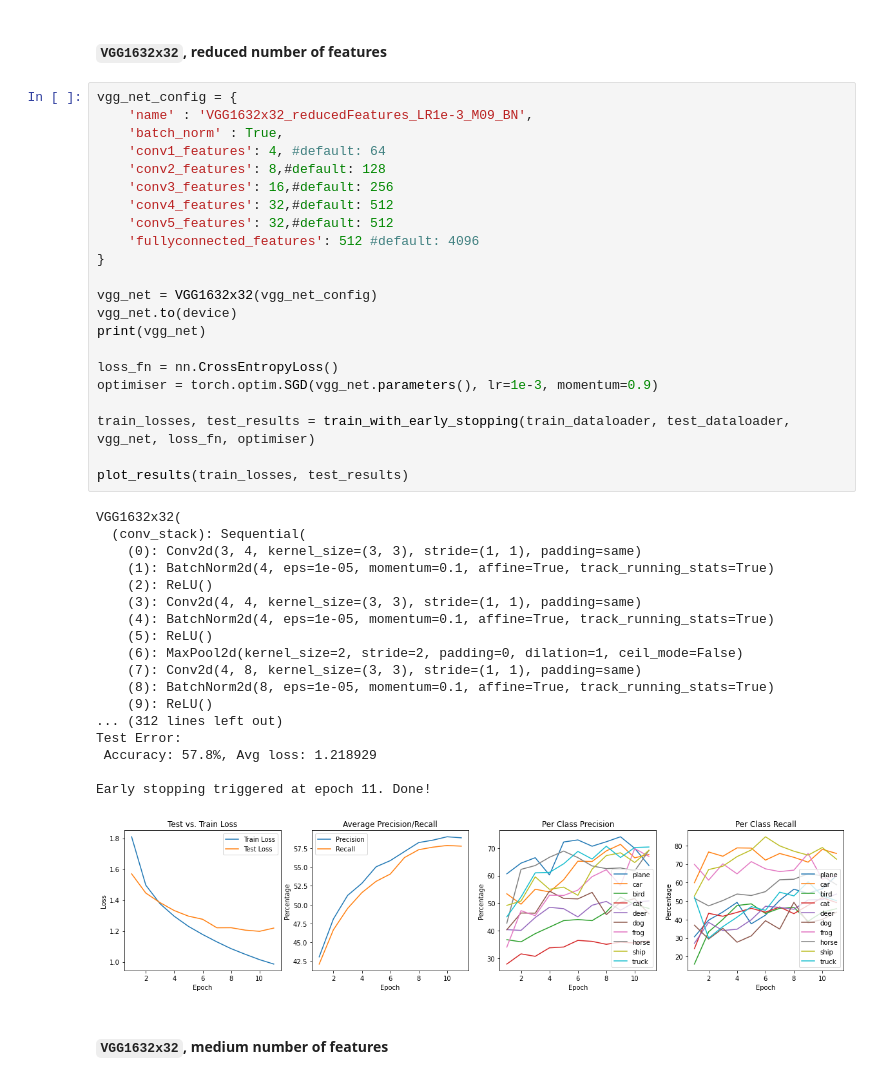
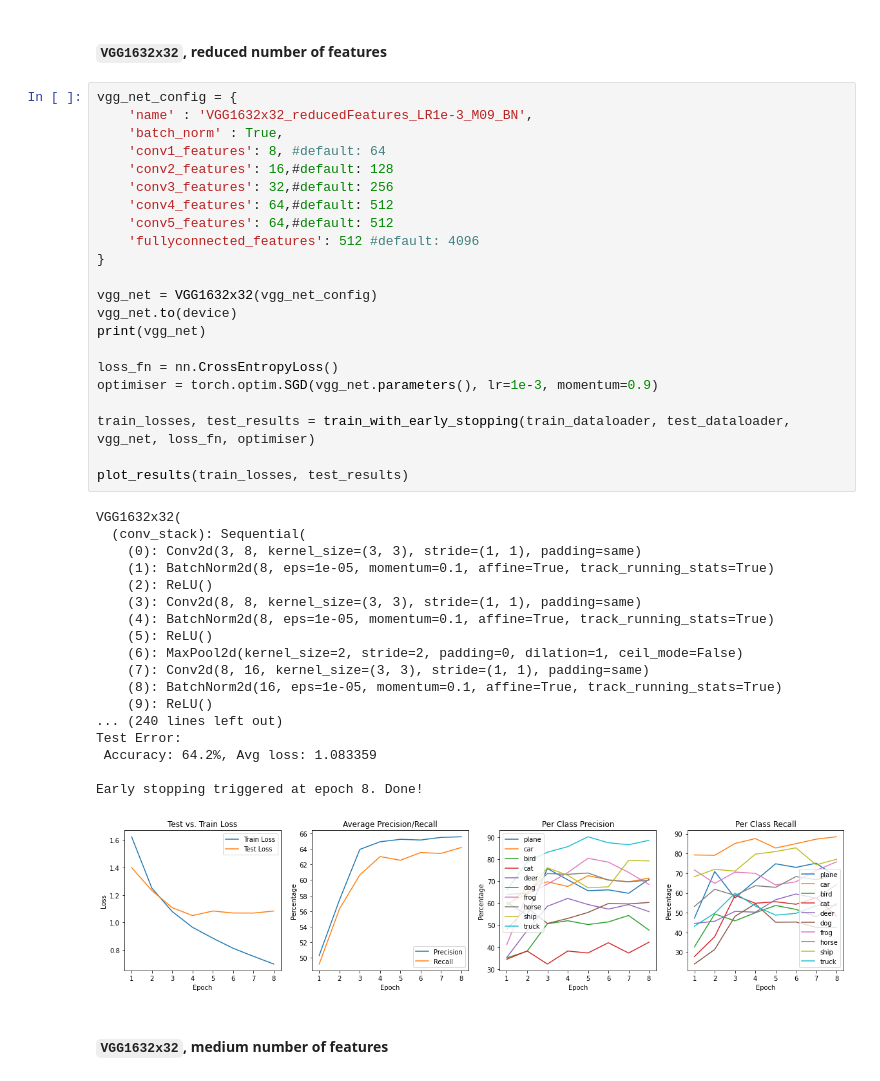
Before and after one commit to cunningham1901/coc102-cw, a Jupyter notebook: cojdc-cw.ipynb, the cells around one changed output. Drawn from its saved outputs; the diff is of its cells as text.

```diff
--- a/cojdc-cw.ipynb
+++ b/cojdc-cw.ipynb
@@ -914,44 +955,44 @@ Early stopping triggered at epoch 4. Done!
 # %%
 vgg_net_config = {
     'name' : 'VGG1632x32_reducedFeatures_LR1e-3_M09_BN',
     'batch_norm' : True,
-    'conv1_features': 4, #default: 64
-    'conv2_features': 8,#default: 128
-    'conv3_features': 16,#default: 256
-    'conv4_features': 32,#default: 512
-    'conv5_features': 32,#default: 512
+    'conv1_features': 8, #default: 64
+    'conv2_features': 16,#default: 128
+    'conv3_features': 32,#default: 256
+    'conv4_features': 64,#default: 512
+    'conv5_features': 64,#default: 512
     'fullyconnected_features': 512 #default: 4096
 }
 
 vgg_net = VGG1632x32(vgg_net_config)
 vgg_net.to(device)
 print(vgg_net)
 
 loss_fn = nn.CrossEntropyLoss()
 optimiser = torch.optim.SGD(vgg_net.parameters(), lr=1e-3, momentum=0.9)
 
 train_losses, test_results = train_with_early_stopping(train_dataloader, test_dataloader, vgg_net, loss_fn, optimiser)
 
 plot_results(train_losses, test_results)
 # %% [output]
 VGG1632x32(
   (conv_stack): Sequential(
-    (0): Conv2d(3, 4, kernel_size=(3, 3), stride=(1, 1), padding=same)
-    (1): BatchNorm2d(4, eps=1e-05, momentum=0.1, affine=True, track_running_stats=True)
+    (0): Conv2d(3, 8, kernel_size=(3, 3), stride=(1, 1), padding=same)
+    (1): BatchNorm2d(8, eps=1e-05, momentum=0.1, affine=True, track_running_stats=True)
     (2): ReLU()
-    (3): Conv2d(4, 4, kernel_size=(3, 3), stride=(1, 1), padding=same)
-    (4): BatchNorm2d(4, eps=1e-05, momentum=0.1, affine=True, track_running_stats=True)
+    (3): Conv2d(8, 8, kernel_size=(3, 3), stride=(1, 1), padding=same)
+    (4): BatchNorm2d(8, eps=1e-05, momentum=0.1, affine=True, track_running_stats=True)
     (5): ReLU()
     (6): MaxPool2d(kernel_size=2, stride=2, padding=0, dilation=1, ceil_mode=False)
-    (7): Conv2d(4, 8, kernel_size=(3, 3), stride=(1, 1), padding=same)
-    (8): BatchNorm2d(8, eps=1e-05, momentum=0.1, affine=True, track_running_stats=True)
+    (7): Conv2d(8, 16, kernel_size=(3, 3), stride=(1, 1), padding=same)
+    (8): BatchNorm2d(16, eps=1e-05, momentum=0.1, affine=True, track_running_stats=True)
     (9): ReLU()
-... (312 lines left out)
+... (240 lines left out)
 Test Error:
- Accuracy: 57.8%, Avg loss: 1.218929
+ Accuracy: 64.2%, Avg loss: 1.083359
 
-Early stopping triggered at epoch 11. Done!
+Early stopping triggered at epoch 8. Done!
-[figure, old version]
+[figure, new version]
 # %% [markdown]
 #### `VGG1632x32`, medium number of features
 # %%
```
Also changed, not shown: parts of 3 cells of this notebook.
